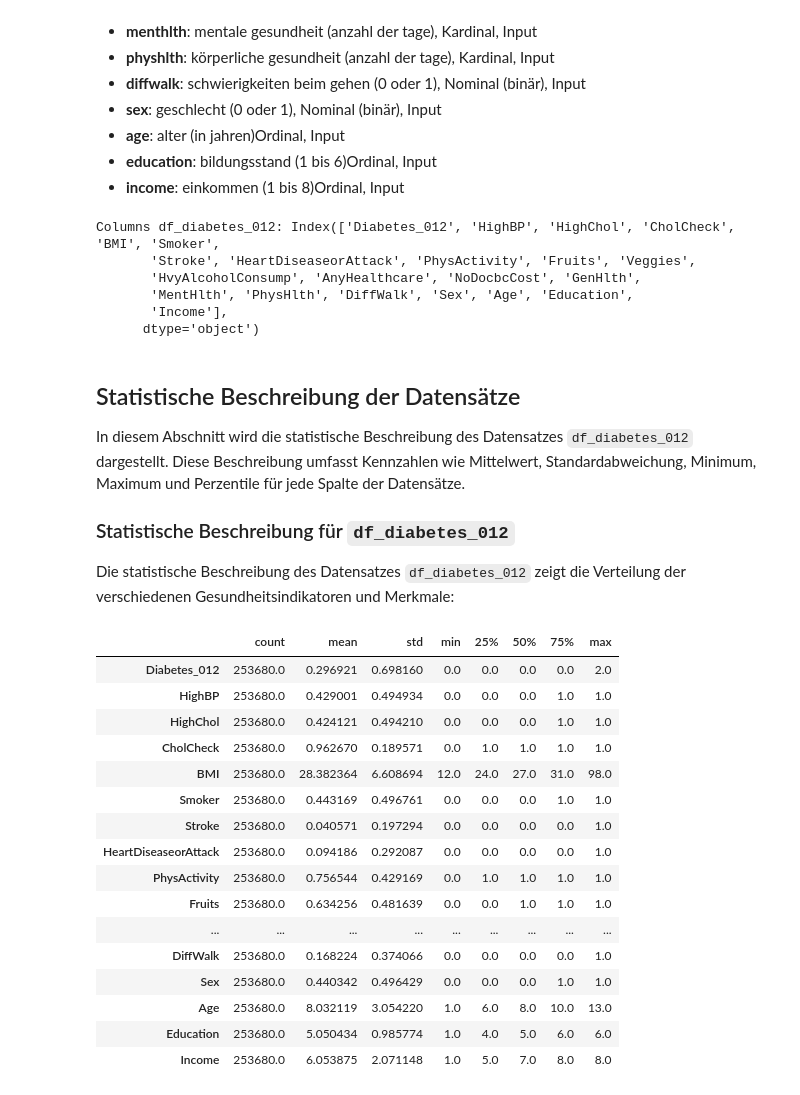
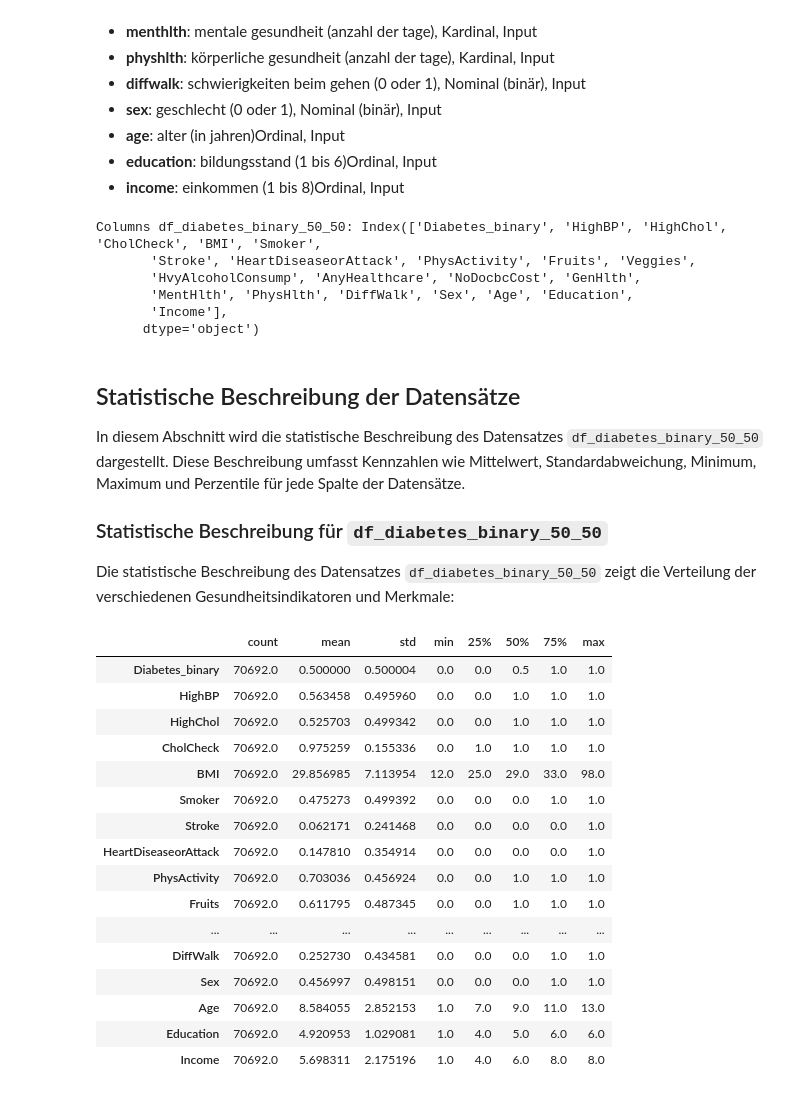
Before and after one commit to DataScience-DHBWKA/Gruppe3-DataExploration, a Jupyter notebook: data_exploration.ipynb, the cells around one changed output. Saved outputs shown, nothing was run; the diff lists cells and outputs as text; code cells hidden in the pictures.

```diff
--- a/data_exploration.ipynb
+++ b/data_exploration.ipynb
@@ -64,9 +68,9 @@ In diesem Abschnitt werden die Spaltennamen der eingelesenen Datensätze angezei
 - **income**: einkommen (1 bis 8)Ordinal, Input
 # %%
 # TODO Spalten genauer Beschreiben
-print(f"Columns df_diabetes_012: {df_diabetes_012.columns}")
+print(f"Columns df_diabetes_binary_50_50: {df_diabetes_binary_50_50.columns}")
 # %% [output]
-Columns df_diabetes_012: Index(['Diabetes_012', 'HighBP', 'HighChol', 'CholCheck', 'BMI', 'Smoker',
+Columns df_diabetes_binary_50_50: Index(['Diabetes_binary', 'HighBP', 'HighChol', 'CholCheck', 'BMI', 'Smoker',
        'Stroke', 'HeartDiseaseorAttack', 'PhysActivity', 'Fruits', 'Veggies',
        'HvyAlcoholConsump', 'AnyHealthcare', 'NoDocbcCost', 'GenHlth',
        'MentHlth', 'PhysHlth', 'DiffWalk', 'Sex', 'Age', 'Education',
@@ -75,31 +79,31 @@ Columns df_diabetes_012: Index(['Diabetes_012', 'HighBP', 'HighChol', 'CholCheck
 # %% [markdown]
 ## Statistische Beschreibung der Datensätze
 
-In diesem Abschnitt wird die statistische Beschreibung des Datensatzes `df_diabetes_012` dargestellt. Diese Beschreibung umfasst Kennzahlen wie Mittelwert, Standardabweichung, Minimum, Maximum und Perzentile für jede Spalte der Datensätze.
+In diesem Abschnitt wird die statistische Beschreibung des Datensatzes `df_diabetes_binary_50_50` dargestellt. Diese Beschreibung umfasst Kennzahlen wie Mittelwert, Standardabweichung, Minimum, Maximum und Perzentile für jede Spalte der Datensätze.
 
-### Statistische Beschreibung für `df_diabetes_012`
+### Statistische Beschreibung für `df_diabetes_binary_50_50`
 
-Die statistische Beschreibung des Datensatzes `df_diabetes_012` zeigt die Verteilung der verschiedenen Gesundheitsindikatoren und Merkmale:
+Die statistische Beschreibung des Datensatzes `df_diabetes_binary_50_50` zeigt die Verteilung der verschiedenen Gesundheitsindikatoren und Merkmale:
 # %%
-display(df_diabetes_012.describe().T)
+display(df_diabetes_binary_50_50.describe().T)
 # %% [output]
 |  | count | mean | std | min | 25% | 50% | 75% | max |
-| Diabetes_012 | 253680.0 | 0.296921 | 0.698160 | 0.0 | 0.0 | 0.0 | 0.0 | 2.0 |
-| HighBP | 253680.0 | 0.429001 | 0.494934 | 0.0 | 0.0 | 0.0 | 1.0 | 1.0 |
-| HighChol | 253680.0 | 0.424121 | 0.494210 | 0.0 | 0.0 | 0.0 | 1.0 | 1.0 |
-| CholCheck | 253680.0 | 0.962670 | 0.189571 | 0.0 | 1.0 | 1.0 | 1.0 | 1.0 |
-| BMI | 253680.0 | 28.382364 | 6.608694 | 12.0 | 24.0 | 27.0 | 31.0 | 98.0 |
-| Smoker | 253680.0 | 0.443169 | 0.496761 | 0.0 | 0.0 | 0.0 | 1.0 | 1.0 |
-| Stroke | 253680.0 | 0.040571 | 0.197294 | 0.0 | 0.0 | 0.0 | 0.0 | 1.0 |
-| HeartDiseaseorAttack | 253680.0 | 0.094186 | 0.292087 | 0.0 | 0.0 | 0.0 | 0.0 | 1.0 |
-| PhysActivity | 253680.0 | 0.756544 | 0.429169 | 0.0 | 1.0 | 1.0 | 1.0 | 1.0 |
-| Fruits | 253680.0 | 0.634256 | 0.481639 | 0.0 | 0.0 | 1.0 | 1.0 | 1.0 |
+| Diabetes_binary | 70692.0 | 0.500000 | 0.500004 | 0.0 | 0.0 | 0.5 | 1.0 | 1.0 |
+| HighBP | 70692.0 | 0.563458 | 0.495960 | 0.0 | 0.0 | 1.0 | 1.0 | 1.0 |
+| HighChol | 70692.0 | 0.525703 | 0.499342 | 0.0 | 0.0 | 1.0 | 1.0 | 1.0 |
+| CholCheck | 70692.0 | 0.975259 | 0.155336 | 0.0 | 1.0 | 1.0 | 1.0 | 1.0 |
+| BMI | 70692.0 | 29.856985 | 7.113954 | 12.0 | 25.0 | 29.0 | 33.0 | 98.0 |
+| Smoker | 70692.0 | 0.475273 | 0.499392 | 0.0 | 0.0 | 0.0 | 1.0 | 1.0 |
+| Stroke | 70692.0 | 0.062171 | 0.241468 | 0.0 | 0.0 | 0.0 | 0.0 | 1.0 |
+| HeartDiseaseorAttack | 70692.0 | 0.147810 | 0.354914 | 0.0 | 0.0 | 0.0 | 0.0 | 1.0 |
+| PhysActivity | 70692.0 | 0.703036 | 0.456924 | 0.0 | 0.0 | 1.0 | 1.0 | 1.0 |
+| Fruits | 70692.0 | 0.611795 | 0.487345 | 0.0 | 0.0 | 1.0 | 1.0 | 1.0 |
 | ... | ... | ... | ... | ... | ... | ... | ... | ... |
-| DiffWalk | 253680.0 | 0.168224 | 0.374066 | 0.0 | 0.0 | 0.0 | 0.0 | 1.0 |
-| Sex | 253680.0 | 0.440342 | 0.496429 | 0.0 | 0.0 | 0.0 | 1.0 | 1.0 |
-| Age | 253680.0 | 8.032119 | 3.054220 | 1.0 | 6.0 | 8.0 | 10.0 | 13.0 |
-| Education | 253680.0 | 5.050434 | 0.985774 | 1.0 | 4.0 | 5.0 | 6.0 | 6.0 |
-| Income | 253680.0 | 6.053875 | 2.071148 | 1.0 | 5.0 | 7.0 | 8.0 | 8.0 |
+| DiffWalk | 70692.0 | 0.252730 | 0.434581 | 0.0 | 0.0 | 0.0 | 1.0 | 1.0 |
+| Sex | 70692.0 | 0.456997 | 0.498151 | 0.0 | 0.0 | 0.0 | 1.0 | 1.0 |
+| Age | 70692.0 | 8.584055 | 2.852153 | 1.0 | 7.0 | 9.0 | 11.0 | 13.0 |
+| Education | 70692.0 | 4.920953 | 1.029081 | 1.0 | 4.0 | 5.0 | 6.0 | 6.0 |
+| Income | 70692.0 | 5.698311 | 2.175196 | 1.0 | 4.0 | 6.0 | 8.0 | 8.0 |
 # %% [markdown]
 ## Korrelationsmatrix
 
```
Also changed, not shown: parts of 9 cells of this notebook.
